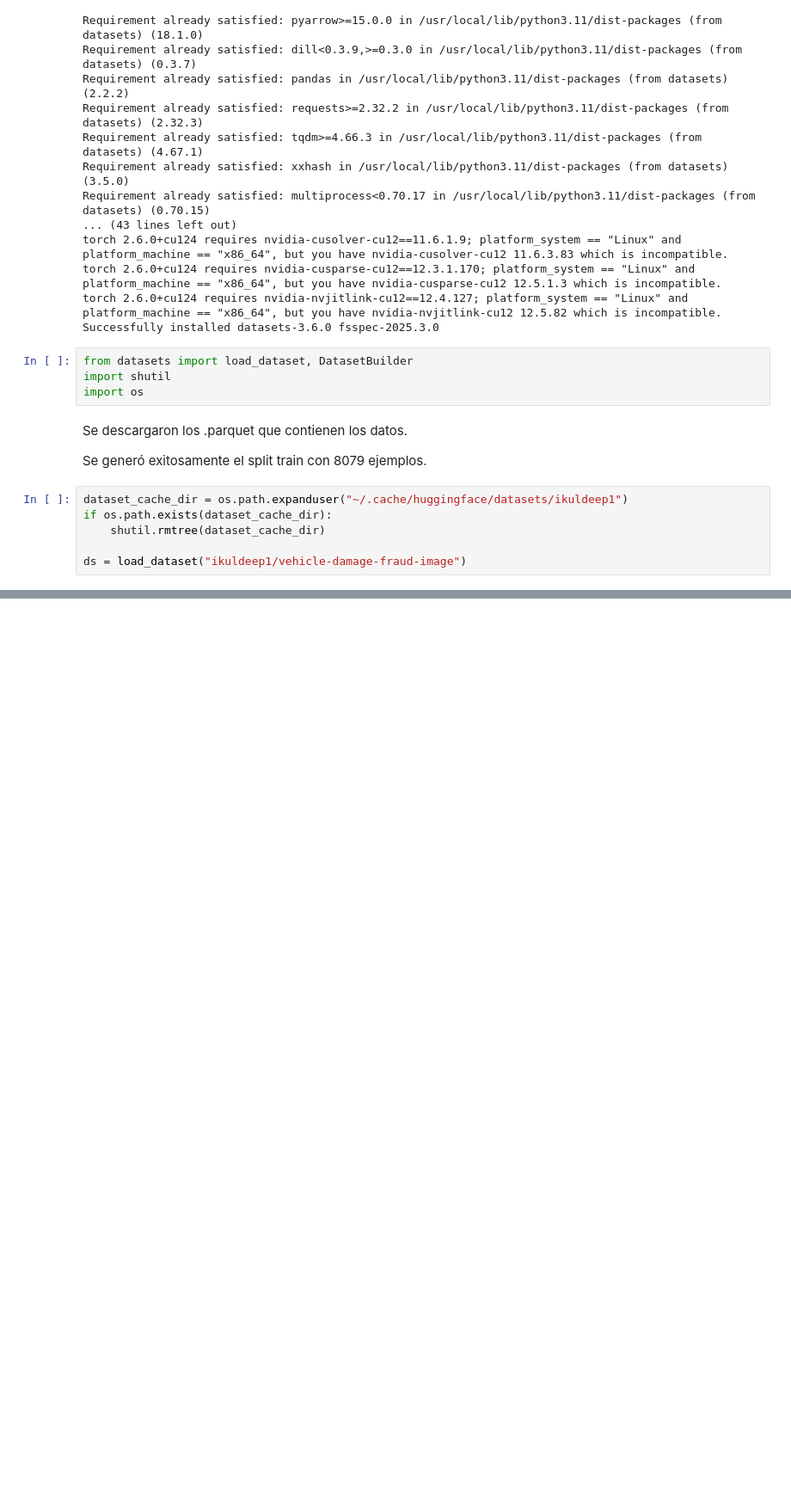
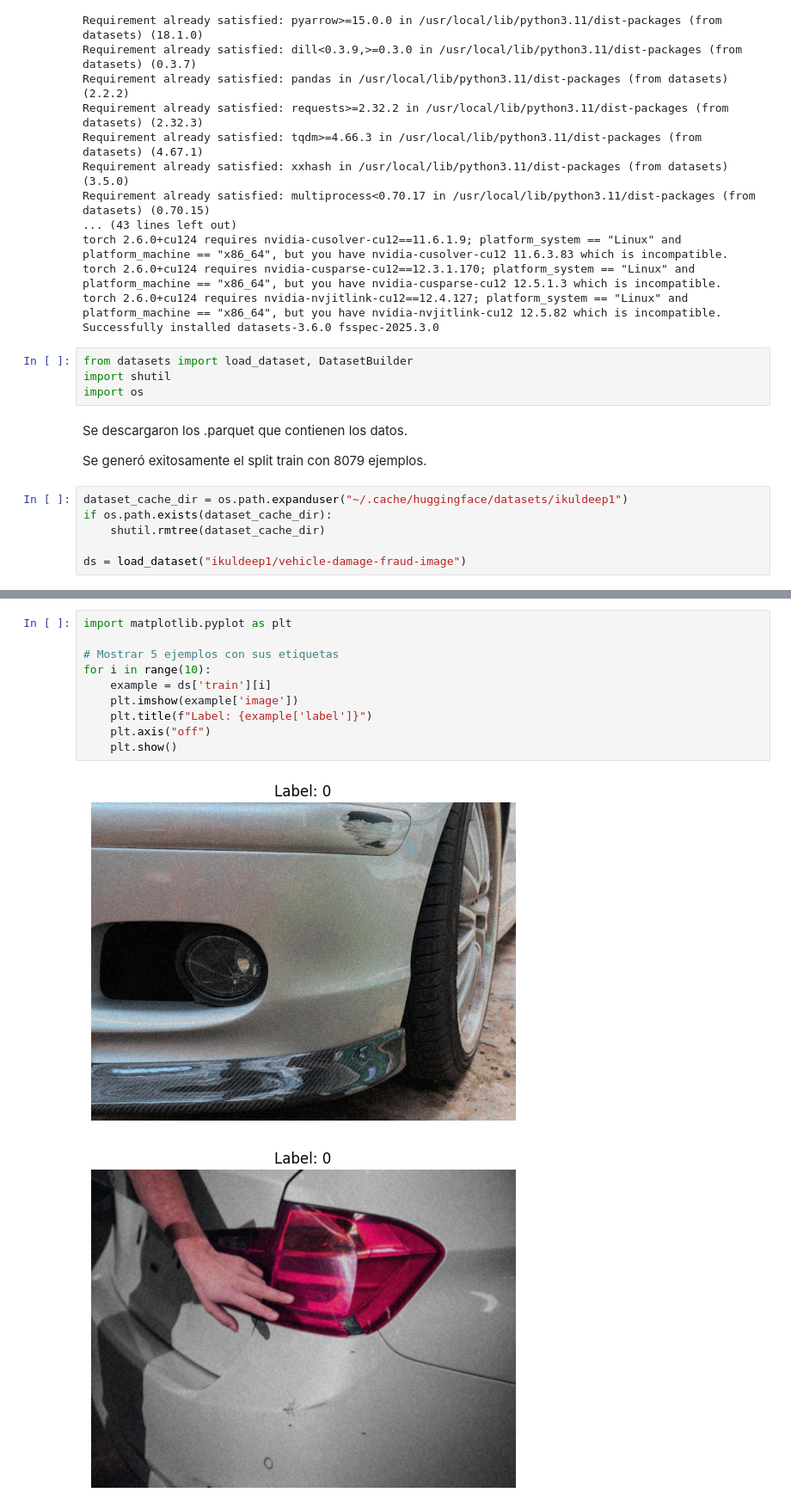
Before and after one commit to jdmartinezrs/MachineLearningAlgoritms, a Jupyter notebook: Datasets.ipynb, the cells around one changed output, grey strips where cells are left out. Shown at 86% size. Drawn from its saved outputs; the diff is of its cells as text; blank space fills up the shorter version.

```diff
--- a/Datasets.ipynb
+++ b/Datasets.ipynb
@@ -36,0 +51,13 @@ ds = load_dataset("ikuldeep1/vehicle-damage-fraud-image")
+# %%
+import matplotlib.pyplot as plt
+
+# Mostrar 5 ejemplos con sus etiquetas
+for i in range(10):
+    example = ds['train'][i]
+    plt.imshow(example['image'])
+    plt.title(f"Label: {example['label']}")
+    plt.axis("off")
+    plt.show()
+# %% [output]
+[figure, added]
+[figure, added]
```
Also changed, not shown: parts of 2 cells of this notebook.
